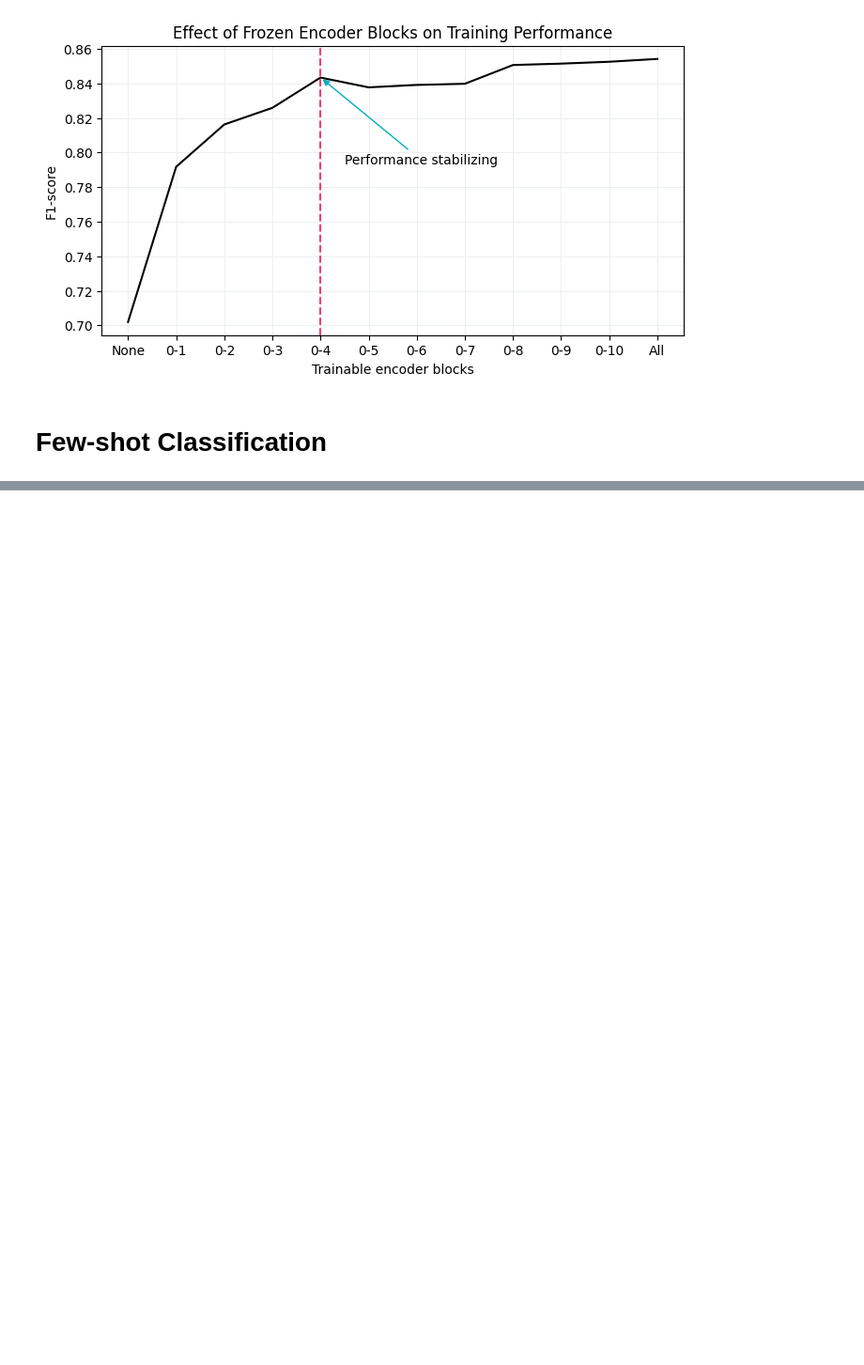
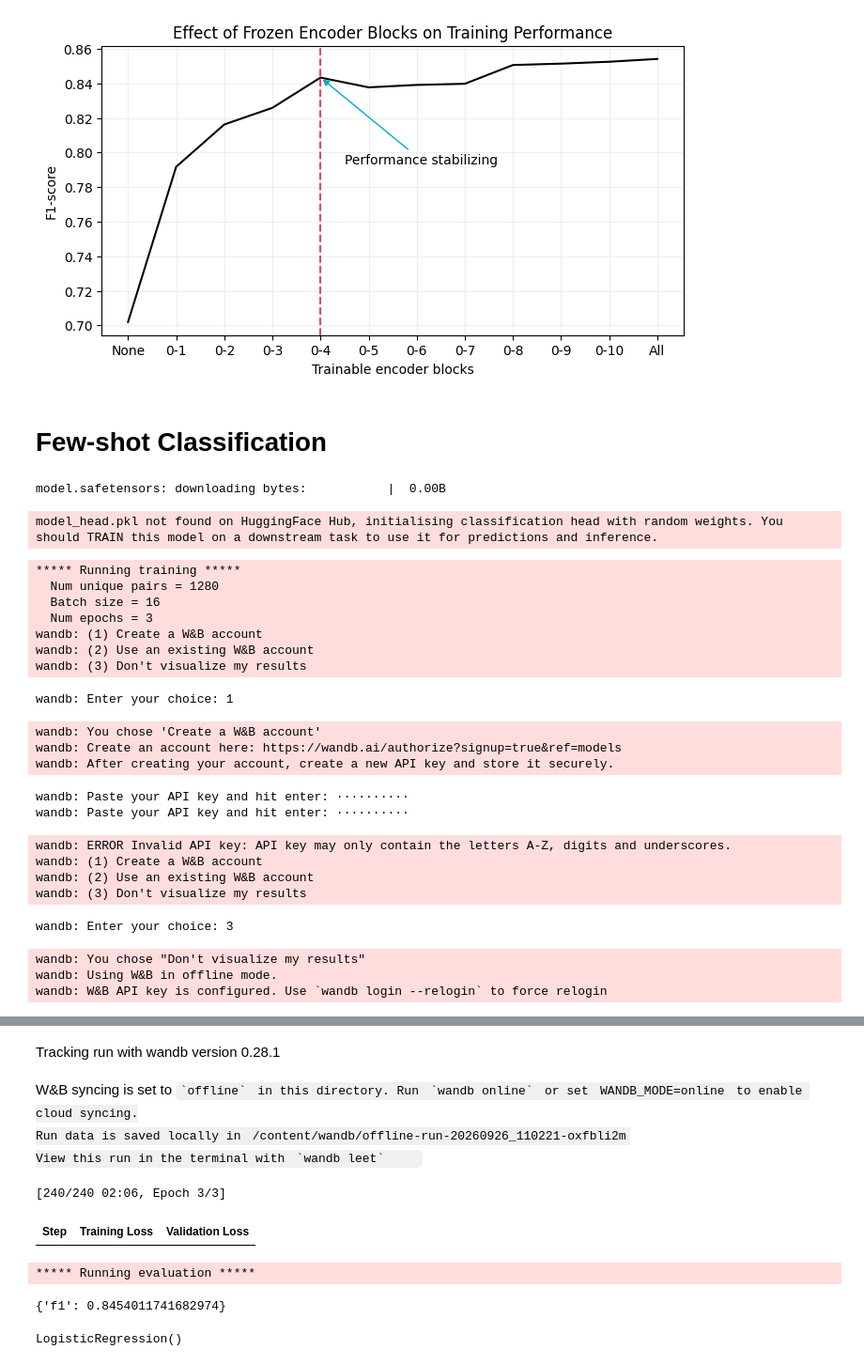
Before and after one commit to satyamvishwakarma-dev/Hands_on_LLM, a Jupyter notebook: chapter11/ch11.ipynb, the cells around one changed output, grey strips where cells are left out. Shown at 94% size. Cells and saved outputs as stored; diff of their text form; code cells hidden in the pictures; blank space fills up the shorter version.

Commit message:
Completed few shot classification

```diff
--- a/chapter11/ch11.ipynb
+++ b/chapter11/ch11.ipynb
@@ -455,0 +459,32 @@ plt.savefig("multiple_frozen_blocks.png", dpi=300, bbox_inches='tight')
+# %%
+from setfit import sample_dataset
+
+# We simulate a few-shot setting by sampling 16 examples per class
+sampled_train_data = sample_dataset(tomatoes["train"], num_samples=16)
+# %%
+from setfit import SetFitModel
+
+# Load a pre-trained SentenceTransformer model
+model = SetFitModel.from_pretrained("sentence-transformers/all-mpnet-base-v2")
+# %% [output]
+model.safetensors: downloading bytes:           |  0.00B
+model_head.pkl not found on HuggingFace Hub, initialising classification head with random weights. You should TRAIN this model on a downstream task to use it for predictions and inference.
+# %%
+from setfit import TrainingArguments as SetFitTrainingArguments
+from setfit import Trainer as SetFitTrainer
+
+# Define training arguments
+args = SetFitTrainingArguments(
+    num_epochs=3, # The number of epochs to use for contrastive learning
+    num_iterations=20  # The number of text pairs to generate
+)
+args.eval_strategy = args.evaluation_strategy
+
+# Create trainer
+trainer = SetFitTrainer(
+    model=model,
+    args=args,
+    train_dataset=sampled_train_data,
+    eval_dataset=test_data,
+    metric="f1"
+)
@@ -455,0 +502,25 @@ plt.savefig("multiple_frozen_blocks.png", dpi=300, bbox_inches='tight')
+# %%
+# Training loop
+trainer.train()
+# %% [output]
+***** Running training *****
+  Num unique pairs = 1280
+  Batch size = 16
+  Num epochs = 3
+wandb: (1) Create a W&B account
+wandb: (2) Use an existing W&B account
+wandb: (3) Don't visualize my results
+wandb: Enter your choice: 1
+wandb: You chose 'Create a W&B account'
+wandb: Create an account here: https://wandb.ai/authorize?signup=true&ref=models
+wandb: After creating your account, create a new API key and store it securely.
+wandb: Paste your API key and hit enter: ··········
+wandb: Paste your API key and hit enter: ··········
+wandb: ERROR Invalid API key: API key may only contain the letters A-Z, digits and underscores.
+wandb: (1) Create a W&B account
+wandb: (2) Use an existing W&B account
+wandb: (3) Don't visualize my results
+wandb: Enter your choice: 3
+wandb: You chose "Don't visualize my results"
+wandb: Using W&B in offline mode.
+wandb: W&B API key is configured. Use `wandb login --relogin` to force relogin
@@ -455,0 +528,16 @@ plt.savefig("multiple_frozen_blocks.png", dpi=300, bbox_inches='tight')
+Tracking run with wandb version 0.28.1
+W&B syncing is set to `offline` in this directory. Run `wandb online` or set WANDB_MODE=online to enable cloud syncing.
+Run data is saved locally in /content/wandb/offline-run-20260926_110221-oxfbli2m
+View this run in the terminal with `wandb leet`
+[240/240 02:06, Epoch 3/3]
+| Step | Training Loss | Validation Loss |
+# %%
+# Evaluate the model on our test data
+trainer.evaluate()
+# %% [output]
+***** Running evaluation *****
+{'f1': 0.8454011741682974}
+# %%
+model.model_head
+# %% [output]
+LogisticRegression()
```
Also changed, not shown: parts of 11 cells of this notebook.
